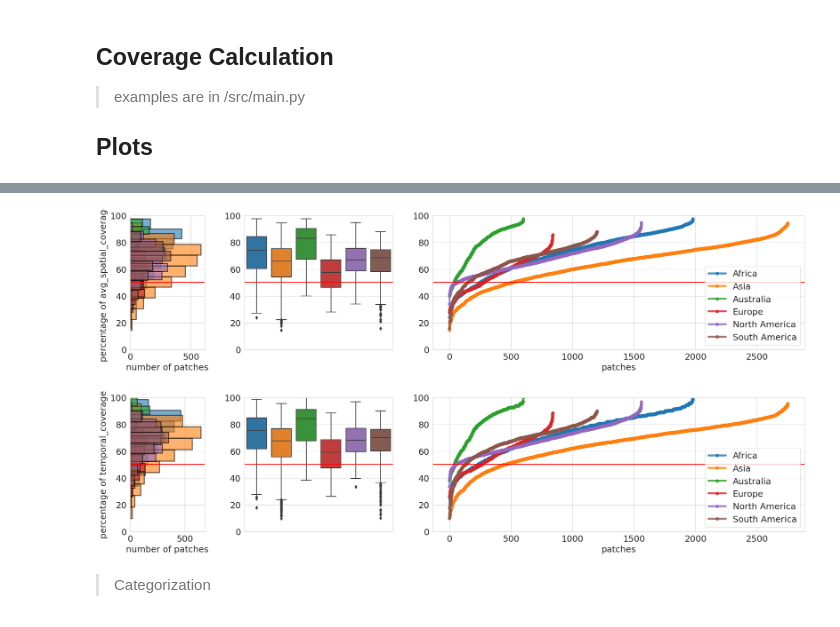
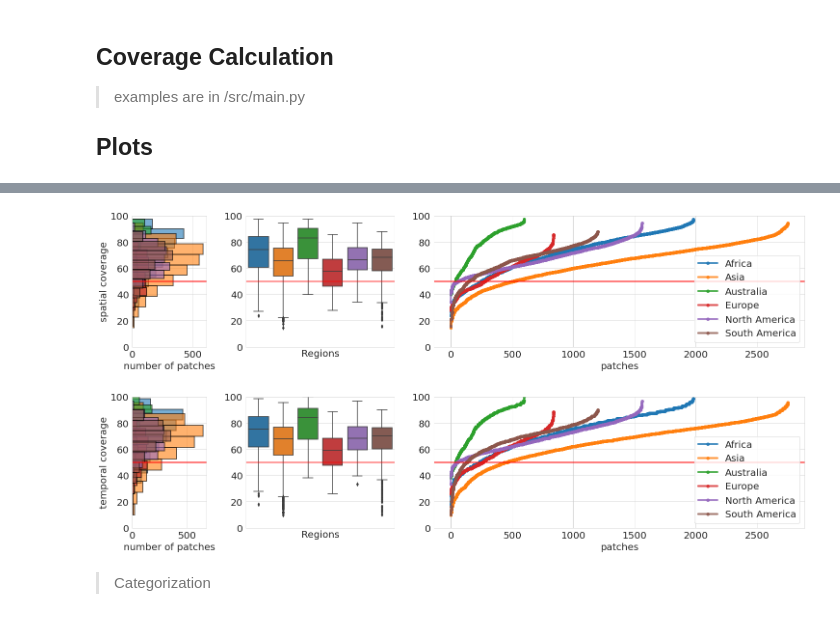
Before and after one commit to fmenat/SITS_S2Coverage, a Jupyter notebook: s2coverage_landcovernet.ipynb, the cells around one changed output, grey strips where cells are left out. Drawn from its saved outputs; the diff is of its cells as text; code cells hidden in the pictures.

Commit message:
update plot

```diff
--- a/s2coverage_landcovernet.ipynb
+++ b/s2coverage_landcovernet.ipynb
@@ -7,7 +7,7 @@
 input_dir = './coverage/'
 # %%
 import matplotlib.pyplot as plt
-plt.rcParams.update({'font.size': 18})
+plt.rcParams.update({'font.size': 20})
 import pandas as pd
 from src.visualization.plots import plot_coverage_order
 
@@ -34,18 +34,18 @@ df_stats_eu.head()
 # %%
 plot_coverage_order([df_stats_af,df_stats_as,df_stats_au,df_stats_eu,df_stats_na,df_stats_sa],
                     ["Africa", "Asia", "Australia", "Europe", "North America", "South America"],
-                    "avg_spatial_coverage", lower_limit=thres, lower_limit_show=True)
-plt.savefig(f"imgs/landcovernet_spatial_coverage_{thres}.pdf")
+                    "avg_spatial_coverage", lower_limit=thres, lower_limit_show=True, ylabel="spatial coverage")
+plt.savefig(f"imgs/landcovernet_spatial_coverage_{thres}.pdf",  bbox_inches="tight")
 plt.show()
 
 plot_coverage_order([df_stats_af,df_stats_as,df_stats_au,df_stats_eu,df_stats_na,df_stats_sa],
                     ["Africa", "Asia", "Australia", "Europe", "North America", "South America"],
-                    "temporal_coverage", lower_limit=thres, lower_limit_show=True)
-plt.savefig(f"imgs/landcovernet_temporal_coverage_{thres}.pdf")
+                    "temporal_coverage", lower_limit=thres, lower_limit_show=True, ylabel="temporal coverage")
+plt.savefig(f"imgs/landcovernet_temporal_coverage_{thres}.pdf",  bbox_inches="tight")
 plt.show()
 # %% [output]
-[figure, old version]
+[figure, new version]
-[figure, old version]
+[figure, new version]
 # %% [markdown]
 > Categorization
 # %%
```
Also changed, not shown: 3 other files.
